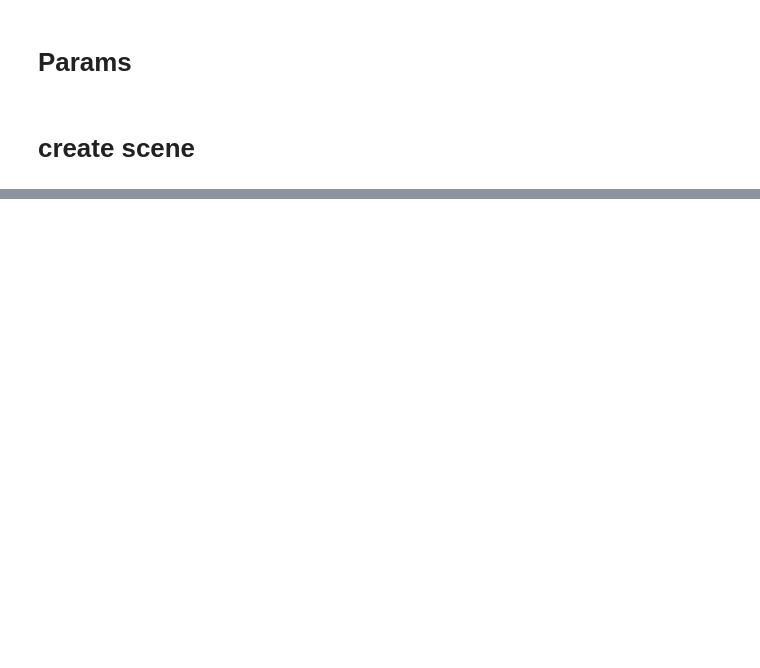
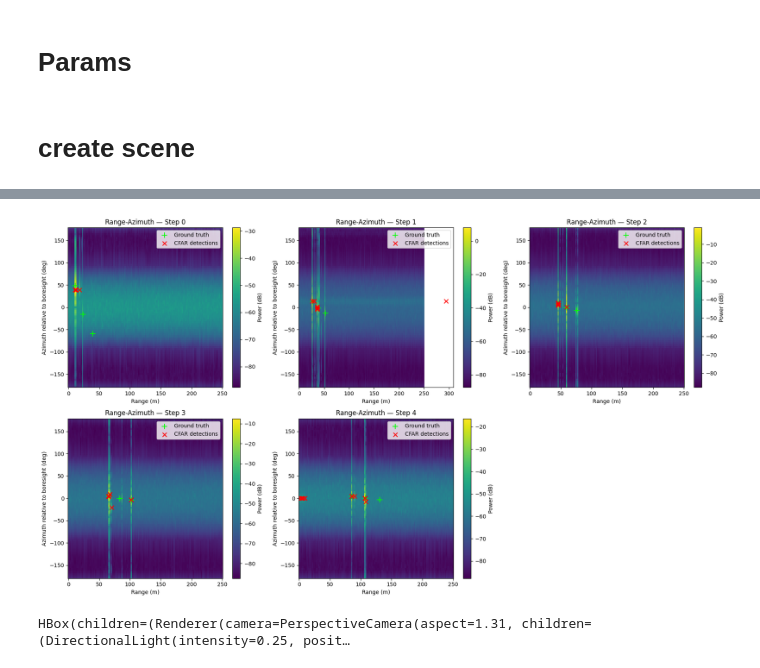
Before and after one commit to KBHuber/JcasSim, a Jupyter notebook: 3_drone.ipynb, the cells around one changed output, grey strips where cells are left out. Drawn from its saved outputs; the diff is of its cells as text; code cells hidden in the pictures; blank space fills up the shorter version.

```diff
--- a/3_drone.ipynb
+++ b/3_drone.ipynb
@@ -219,0 +298,31 @@ plot_kpis(kpi_log, scene)
+# %%
+# boresight_azimuth_rad re-centers the azimuth axis, so 0 deg is dead ahead
+if plots_on and sensing_on and sensing_cubes:
+    n_steps_plotted = len(sensing_cubes)
+    ncols = 3
+    nrows = -(-n_steps_plotted // ncols)  # ceil division
+    boresight_az = world_to_spherical(bs_position, look_at_point)[1]
+
+    fig = plt.figure(figsize=(6 * ncols, 5 * nrows))
+    for t_idx in range(n_steps_plotted):
+        ax = fig.add_subplot(nrows, ncols, t_idx + 1)
+        gt_range_azimuth = [world_to_spherical(bs_position, pos)[:2] for pos in sensing_ground_truth_pos[t_idx]]
+        detections = detect_targets(sensing_cubes[t_idx])
+        plot_range_angle(
+            sensing_cubes[t_idx],
+            ground_truth=gt_range_azimuth,
+            detections=detections,
+            max_range_m=250,
+            ax=ax,
+            title=f"Range-Azimuth — Step {t_idx}",
+            boresight_azimuth_rad=boresight_az,
+        )
+    plt.tight_layout()
+    plt.show()
+# %% [output]
+[figure, added]
+# %%
+if plots_on:
+    scene.preview()
+# %% [output]
+HBox(children=(Renderer(camera=PerspectiveCamera(aspect=1.31, children=(DirectionalLight(intensity=0.25, posit…
```
Also changed, not shown: parts of 11 cells of this notebook, 18 other files.
